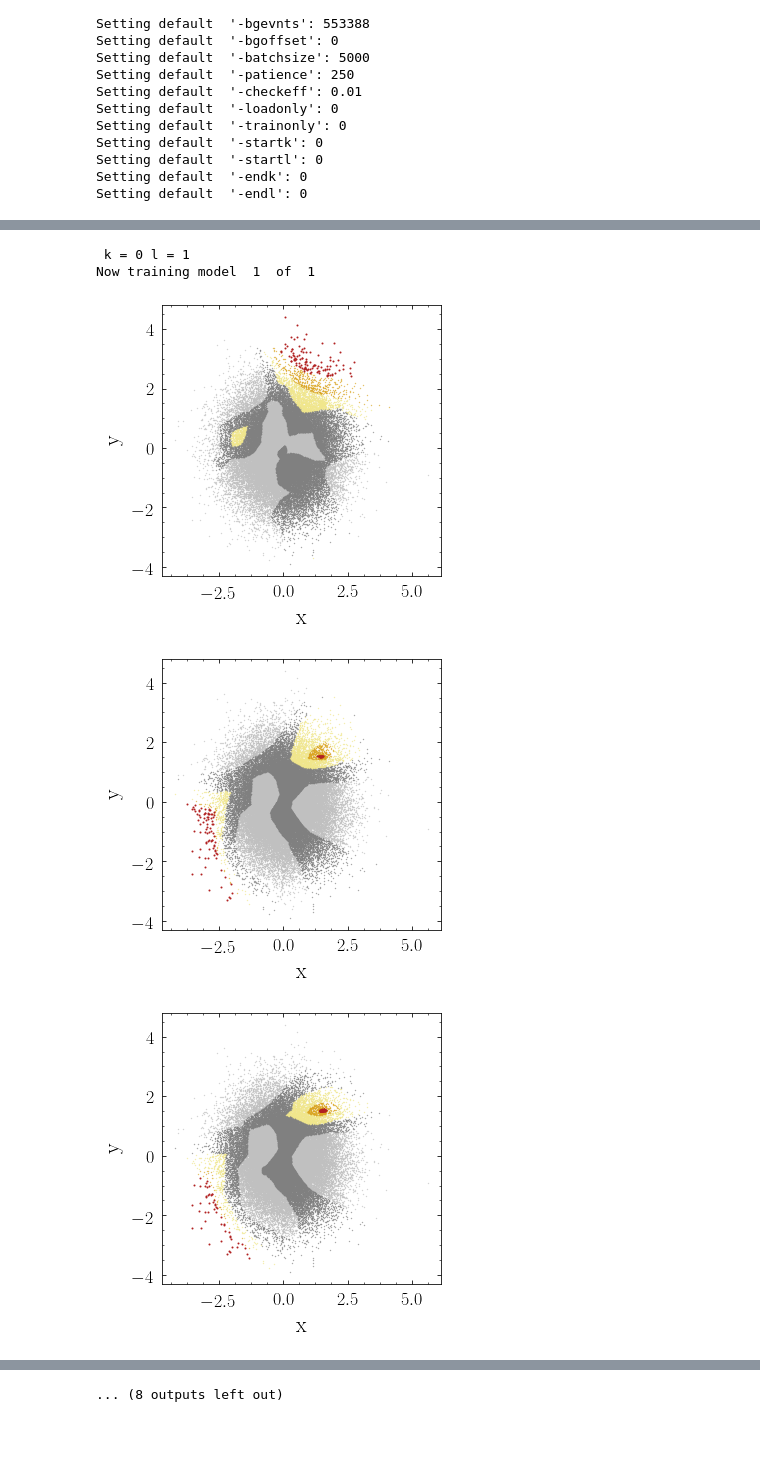
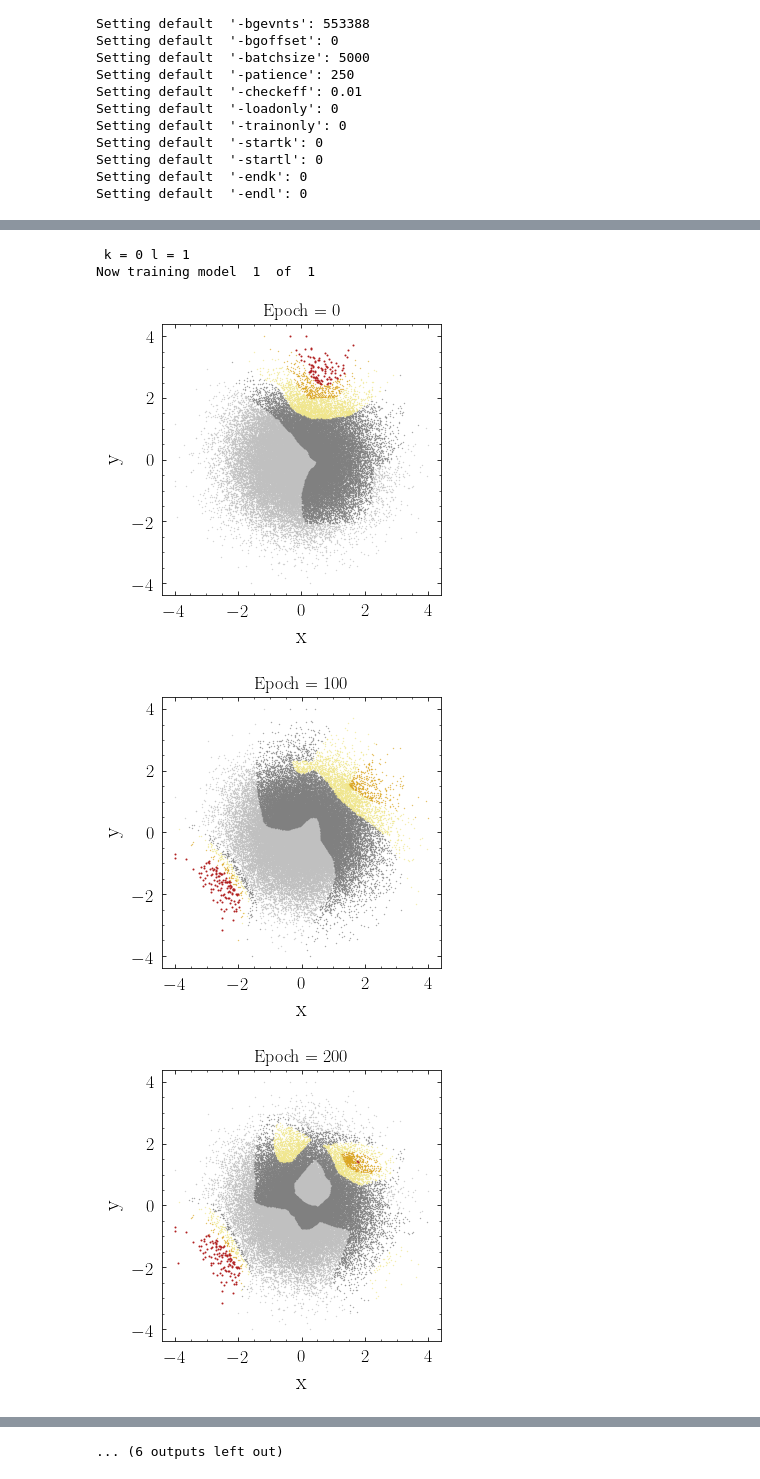
Before and after one commit to jackhcollins/CWoLa-Hunting, a Jupyter notebook: code/2D-toy.ipynb, the cells around one changed output, grey strips where cells are left out. Drawn from its saved outputs; the diff is of its cells as text; code cells hidden in the pictures; blank space fills up the shorter version.

```diff
--- a/code/2D-toy.ipynb
+++ b/code/2D-toy.ipynb
@@ -61,5 +40,4 @@ plt.semilogx()
 # %%
 bg_bincounts = [np.random.poisson(dNbydM(m,p0,p1,p2)) for m in bin_midpoints]
+ndim=2
+bgevents = [np.clip(np.random.normal(0,1,(bincount,ndim)),-4,4) for bincount in bg_bincounts]
-# %%
-ndim=2
-bgevents = [np.random.normal(0,1,(bincount,ndim)) for bincount in bg_bincounts]
@@ -66,5 +46,5 @@ bgevents = [np.random.normal(0,1,(bincount,ndim)) for bincount in bg_bincounts]
 # %%
-signal_distribution = np.random.normal(2.97,0.06,200)
+signal_distribution = np.random.normal(2.97,0.06,150)
 signal_bincounts = np.histogram(signal_distribution,bins=bin_boundaries)[0]
 signal_bincounts
 # %% [output]
@@ -85,9 +71,9 @@ print(signal_bincounts[14:19]/bg_bincounts[14:19])
 signal_center = np.ones(ndim)*1.5
 signal_variances = np.ones(ndim)*0.08**2
 signal_cov = np.diag(signal_variances)
-signalevents = [np.random.multivariate_normal(signal_center,
+signalevents = [np.clip(np.random.multivariate_normal(signal_center,
                                               signal_cov,
-                                              bincount)
+                                              bincount),-4,4)
                 for bincount in signal_bincounts]
 
 bg_plus_signal_binned = [np.random.permutation(np.append(signalevents[i],bgevents[i],axis=0)) for i in range(len(signalevents))]
@@ -265,8 +312,9 @@ Setting default  '-endl': 0
 output_prefix = 'testing'
 myargs['-kfold']=4
 kfolds = 4
-eff_for_thresh=0.01
-myargs['-patience'] = 200
+myargs['-checkeff']=0.002
+eff_for_thresh=0.002
+myargs['-patience'] = 600
 ntries = 1
 
 bin_i=16
@@ -305,18 +353,20 @@ myoptimizer = keras.optimizers.Adam(lr=0.001, beta_1=0.8, beta_2=0.99, epsilon=1
 
 #Custom callback to record tpr at fixed fpr (set by eff_rate), where tpr and fpr refer to signal and sideband regions rather than truth-labels.
 my_check_eff = check_eff(verbose=0, filename = checkpoint_name + '_best.h5', patience = myargs['-patience'],
-                         min_epoch=10, batch_size=batch_size,
-                         plot_period=2,eff_rate=myargs['-checkeff'],
-                         plotmode="print")
+                         min_epoch=50, batch_size=batch_size,
+                         plot_period=50,eff_rate=myargs['-checkeff'],
+                         plotmode="print",avg_length=20)
 #Custom callback for printing scatter plots every few epochs. Useful for troubleshooting, but slows down training considerably.
 my_print = print_scatter_checkpoint(filename = checkpoint_name,
                                     axes_list = axes_list,
                                     axes_labels = axes_labels,
-                                    period=50,
+                                    period=100,
                                     training_data=np.append(data_train,data_valid,axis=0),
+                                    training_labels=np.append(labels_train,labels_valid,axis=0),
                                     preprocess=preprocess,
                                    rates=rates,
-                                   colors=colors)
+                                   colors=colors,
+                                   mode = "show")
 
 mycallbacks=[my_print,
     my_check_eff]
@@ -330,7 +380,7 @@ model.add(Dense(64, input_dim=numvars,use_bias=True,
 model.add(keras.layers.LeakyReLU(alpha=0.01))
 #model.add(Activation('tanh'))
 #model.add(Dropout(0.1))
-model.add(Dense(32, use_bias=True, activation='elu',
+model.add(Dense(64, use_bias=True, activation='elu',
                 bias_initializer = keras.initializers.TruncatedNormal(mean=0.0, stddev=0.2)))
 #model.add(Dropout(0.1))
 model.add(Dense(32, use_bias=True, activation='elu',
@@ -342,40 +392,37 @@ model.add(Dense(8, use_bias=True, activation='elu',
                 bias_initializer = keras.initializers.TruncatedNormal(mean=0.0, stddev=0.2)))
 model.add(Dense(1, activation='sigmoid'))
 
 model.compile(optimizer=myoptimizer,
               loss='binary_crossentropy')
 
 model_hist = model.fit(data_train, labels_train, epochs=2000, batch_size=batch_size,
                        validation_data=(data_valid, labels_valid, weights_valid),
                        callbacks=mycallbacks,verbose=0,
                        sample_weight = weights_train)
 
 del model
 K.clear_session()           #Otherwise TensorFlow eats up all GPU memory with previous models.
 
 
 model = keras.models.load_model(checkpoint_name + "_best.h5")
 model_utils.add_model(model, None, k, l,checkpoint_name + "_best.h5")
 plt.close('all')
 
-
-model_utils.print_scatter_onemodel_signalregion(k,l,i,axes_list=axes_list,axes_labels=axes_labels,
-                                                       rates=rates,
-                                                       colors=colors)
-figfile=checkpoint_name + '_scatterk_' + str(k) + '.png'
-print('Saving fig', figfile)
-plt.savefig(figfile)
+print("Selected Model:")
+model_utils.print_scatter_onemodel_signalplussidebandregion(k,l,i,axes_list=axes_list,axes_labels=axes_labels,
+                                                            rates=rates,
+                                                            colors=colors)
 
 for i in range(5):
     gc.collect()
 end = time.time()
 
 times.append(end-start)
 print("Elapsed Time = ", times[-1])
 sys.stdout.flush()
 # %% [output]
  k = 0 l = 1
 Now training model  1  of  1
-[figure, old version]
+[figure, new version]
-[figure, old version]
+[figure, new version]
-[figure, old version]
+[figure, new version]
@@ -390 +437 @@ Now training model  1  of  1
-... (8 outputs left out)
+... (6 outputs left out)
```
Also changed, not shown: parts of 28 cells of this notebook, 1 other file.
